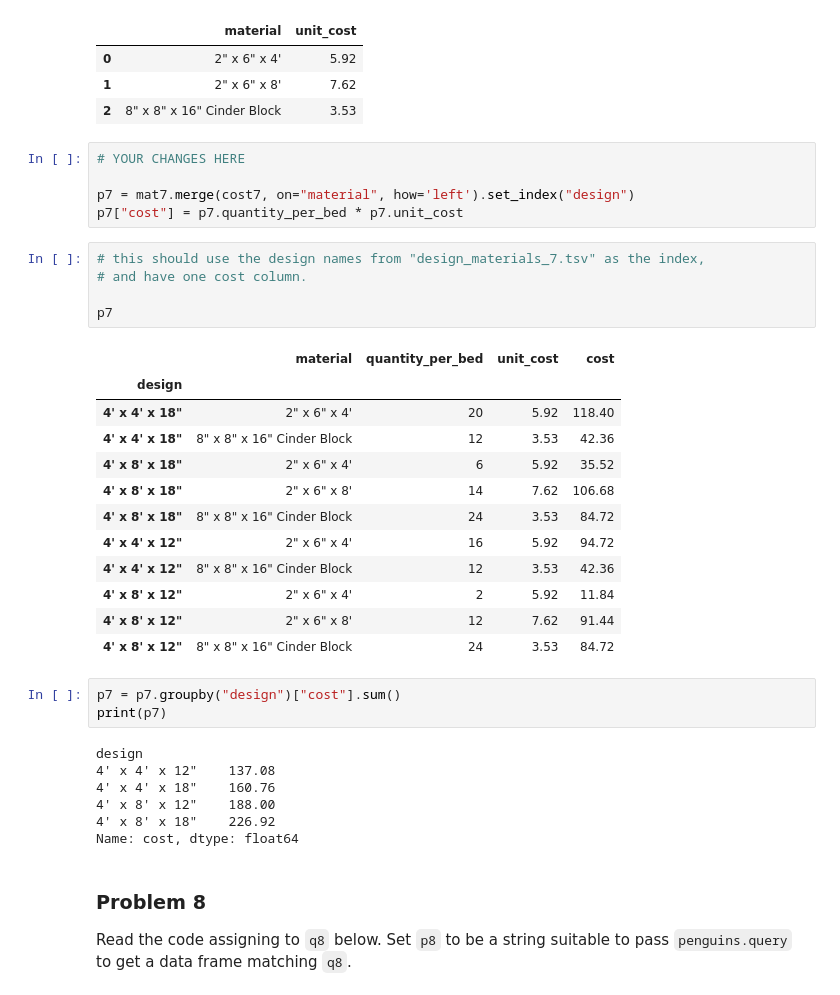
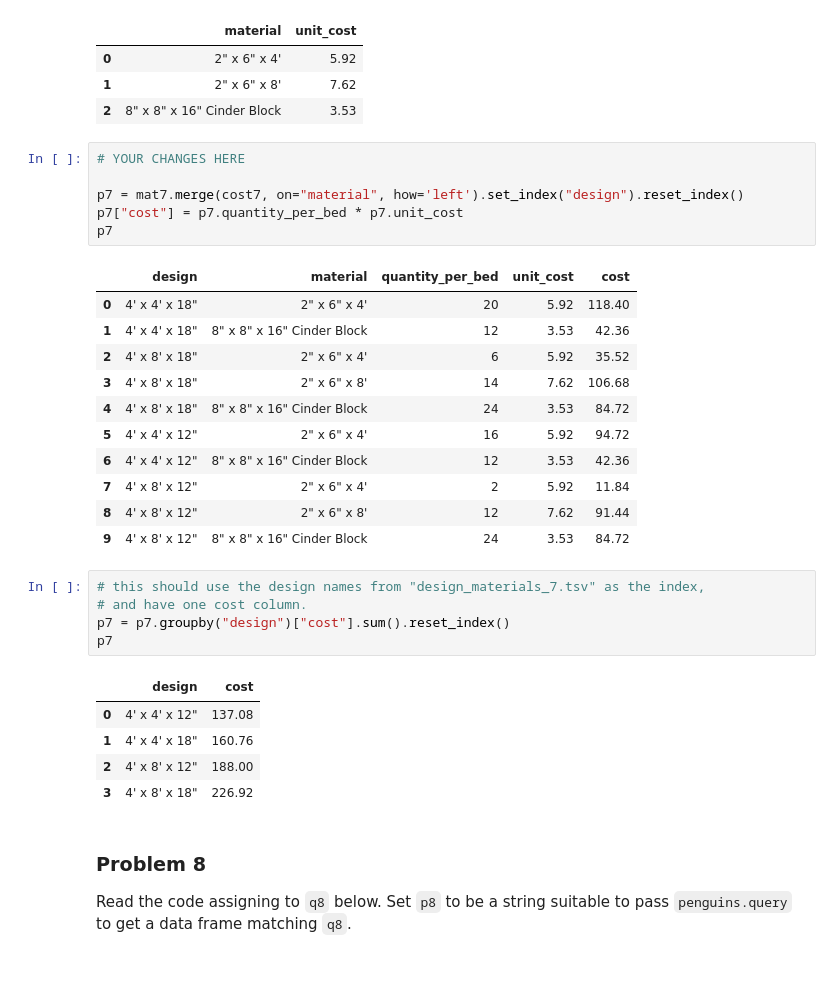
Before and after one commit to kmstepka/dx602-homework-09, a Jupyter notebook: homework.ipynb, the cells around one changed output. Drawn from its saved outputs; the diff is of its cells as text; blank space fills up the shorter version.

```diff
--- a/homework.ipynb
+++ b/homework.ipynb
@@ -255,36 +254,32 @@ cost7.head()
 # %%
 # YOUR CHANGES HERE
 
-p7 = mat7.merge(cost7, on="material", how='left').set_index("design")
+p7 = mat7.merge(cost7, on="material", how='left').set_index("design").reset_index()
 p7["cost"] = p7.quantity_per_bed * p7.unit_cost
+p7
+# %% [output]
+|  | design | material | quantity_per_bed | unit_cost | cost |
+| 0 | 4' x 4' x 18" | 2" x 6" x 4' | 20 | 5.92 | 118.40 |
+| 1 | 4' x 4' x 18" | 8" x 8" x 16" Cinder Block | 12 | 3.53 | 42.36 |
+| 2 | 4' x 8' x 18" | 2" x 6" x 4' | 6 | 5.92 | 35.52 |
+| 3 | 4' x 8' x 18" | 2" x 6" x 8' | 14 | 7.62 | 106.68 |
+| 4 | 4' x 8' x 18" | 8" x 8" x 16" Cinder Block | 24 | 3.53 | 84.72 |
+| 5 | 4' x 4' x 12" | 2" x 6" x 4' | 16 | 5.92 | 94.72 |
+| 6 | 4' x 4' x 12" | 8" x 8" x 16" Cinder Block | 12 | 3.53 | 42.36 |
+| 7 | 4' x 8' x 12" | 2" x 6" x 4' | 2 | 5.92 | 11.84 |
+| 8 | 4' x 8' x 12" | 2" x 6" x 8' | 12 | 7.62 | 91.44 |
+| 9 | 4' x 8' x 12" | 8" x 8" x 16" Cinder Block | 24 | 3.53 | 84.72 |
 # %%
 # this should use the design names from "design_materials_7.tsv" as the index,
 # and have one cost column.
-
+p7 = p7.groupby("design")["cost"].sum().reset_index()
 p7
 # %% [output]
-|  | material | quantity_per_bed | unit_cost | cost |
-| design |  |  |  |  |
-| 4' x 4' x 18" | 2" x 6" x 4' | 20 | 5.92 | 118.40 |
-| 4' x 4' x 18" | 8" x 8" x 16" Cinder Block | 12 | 3.53 | 42.36 |
-| 4' x 8' x 18" | 2" x 6" x 4' | 6 | 5.92 | 35.52 |
-| 4' x 8' x 18" | 2" x 6" x 8' | 14 | 7.62 | 106.68 |
-| 4' x 8' x 18" | 8" x 8" x 16" Cinder Block | 24 | 3.53 | 84.72 |
-| 4' x 4' x 12" | 2" x 6" x 4' | 16 | 5.92 | 94.72 |
-| 4' x 4' x 12" | 8" x 8" x 16" Cinder Block | 12 | 3.53 | 42.36 |
-| 4' x 8' x 12" | 2" x 6" x 4' | 2 | 5.92 | 11.84 |
-| 4' x 8' x 12" | 2" x 6" x 8' | 12 | 7.62 | 91.44 |
-| 4' x 8' x 12" | 8" x 8" x 16" Cinder Block | 24 | 3.53 | 84.72 |
+|  | design | cost |
+| 0 | 4' x 4' x 12" | 137.08 |
+| 1 | 4' x 4' x 18" | 160.76 |
+| 2 | 4' x 8' x 12" | 188.00 |
+| 3 | 4' x 8' x 18" | 226.92 |
-# %%
-p7 = p7.groupby("design")["cost"].sum()
-print(p7)
-# %% [output]
-design
-4' x 4' x 12"    137.08
-4' x 4' x 18"    160.76
-4' x 8' x 12"    188.00
-4' x 8' x 18"    226.92
-Name: cost, dtype: float64
 # %% [markdown]
 ### Problem 8
 
```
Also changed, not shown: parts of 10 cells of this notebook.
